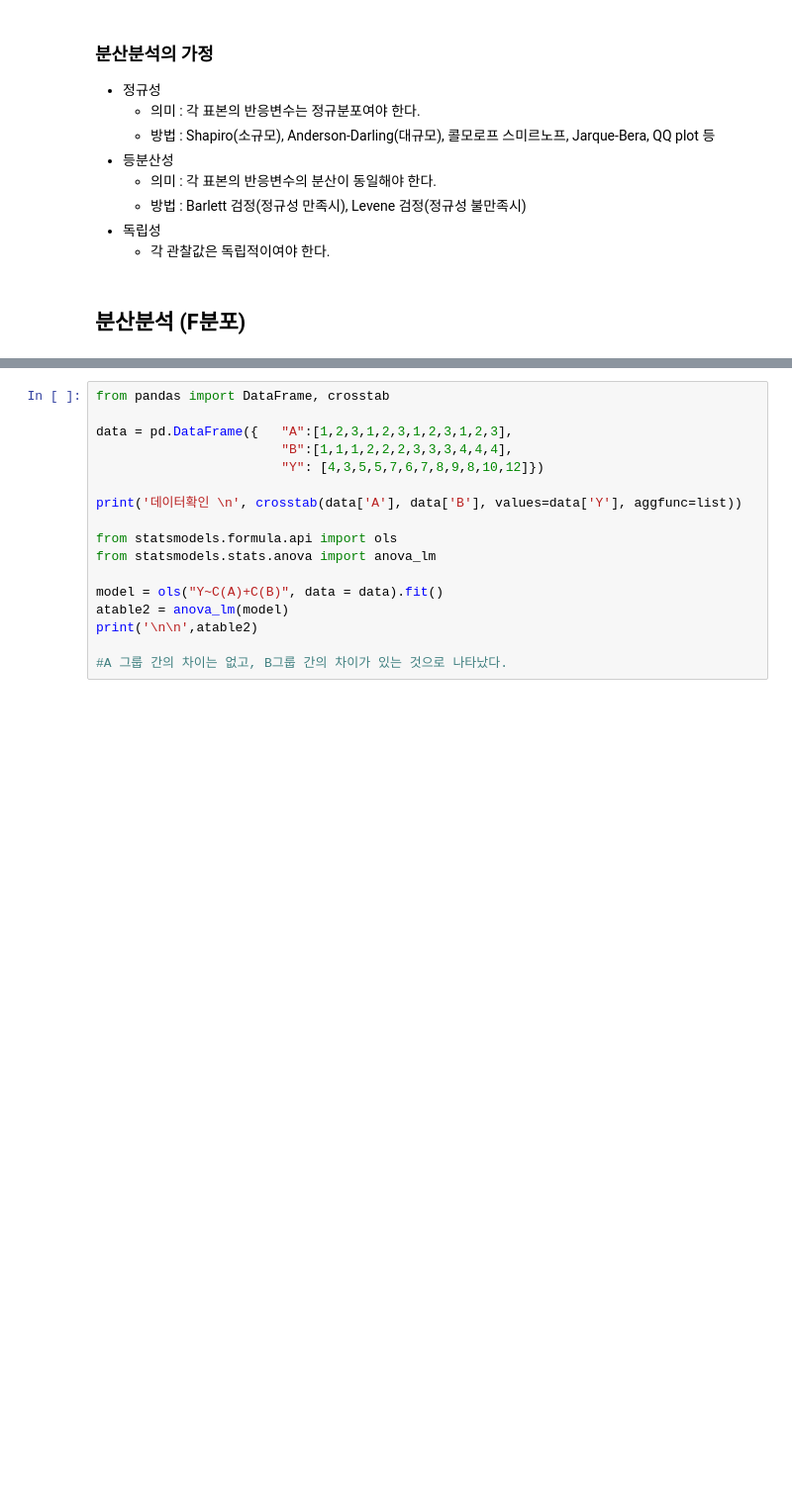
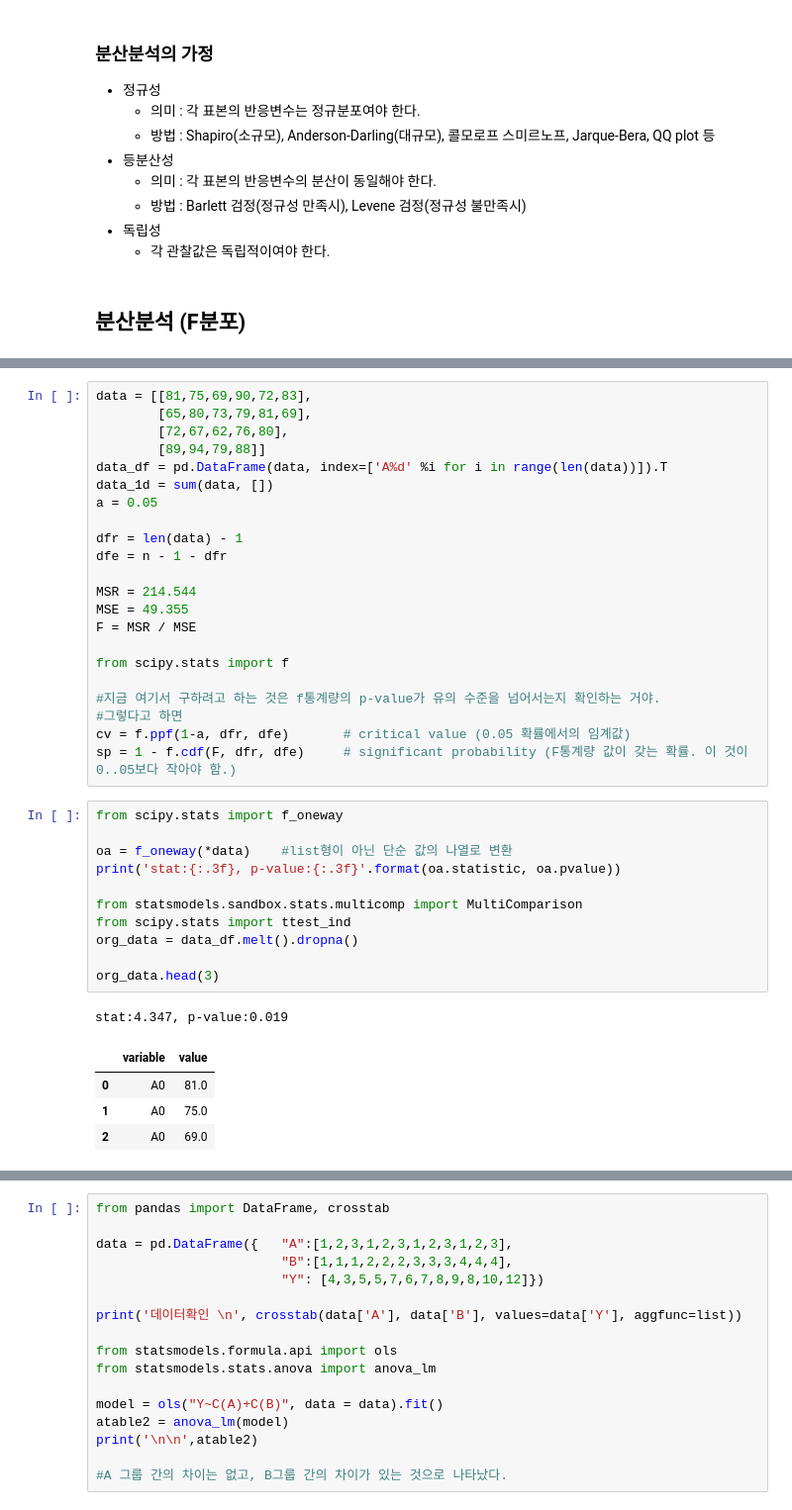
Before and after one commit to blueage98/adp_work, a Jupyter notebook: ML Codebook/5. 추정과 검정.ipynb, the cells around one changed output, grey strips where cells are left out. Shown at 99% size. Drawn from its saved outputs; the diff is of its cells as text; blank space fills up the shorter version.

```diff
--- a/ML Codebook/5. 추정과 검정.ipynb
+++ b/ML Codebook/5. 추정과 검정.ipynb
@@ -152,0 +220,39 @@ group1 group2 meandiff p-adj   lower    upper  reject
+# %%
+data = [[81,75,69,90,72,83],
+        [65,80,73,79,81,69],
+        [72,67,62,76,80],
+        [89,94,79,88]]
+data_df = pd.DataFrame(data, index=['A%d' %i for i in range(len(data))]).T
+data_1d = sum(data, [])
+a = 0.05
+
+dfr = len(data) - 1
+dfe = n - 1 - dfr
+
+MSR = 214.544
+MSE = 49.355
+F = MSR / MSE
+
+from scipy.stats import f
+
+#지금 여기서 구하려고 하는 것은 f통계량의 p-value가 유의 수준을 넘어서는지 확인하는 거야.
+#그렇다고 하면
+cv = f.ppf(1-a, dfr, dfe)       # critical value (0.05 확률에서의 임계값)
+sp = 1 - f.cdf(F, dfr, dfe)     # significant probability (F통계량 값이 갖는 확률. 이 것이 0..05보다 작아야 함.)
+# %%
+from scipy.stats import f_oneway
+
+oa = f_oneway(*data)    #list형이 아닌 단순 값의 나열로 변환
+print('stat:{:.3f}, p-value:{:.3f}'.format(oa.statistic, oa.pvalue))
+
+from statsmodels.sandbox.stats.multicomp import MultiComparison
+from scipy.stats import ttest_ind
+org_data = data_df.melt().dropna()
+
+org_data.head(3)
+# %% [output]
+stat:4.347, p-value:0.019
+|  | variable | value |
+| 0 | A0 | 81.0 |
+| 1 | A0 | 75.0 |
+| 2 | A0 | 69.0 |
```
Also changed, not shown: parts of 17 cells of this notebook.
